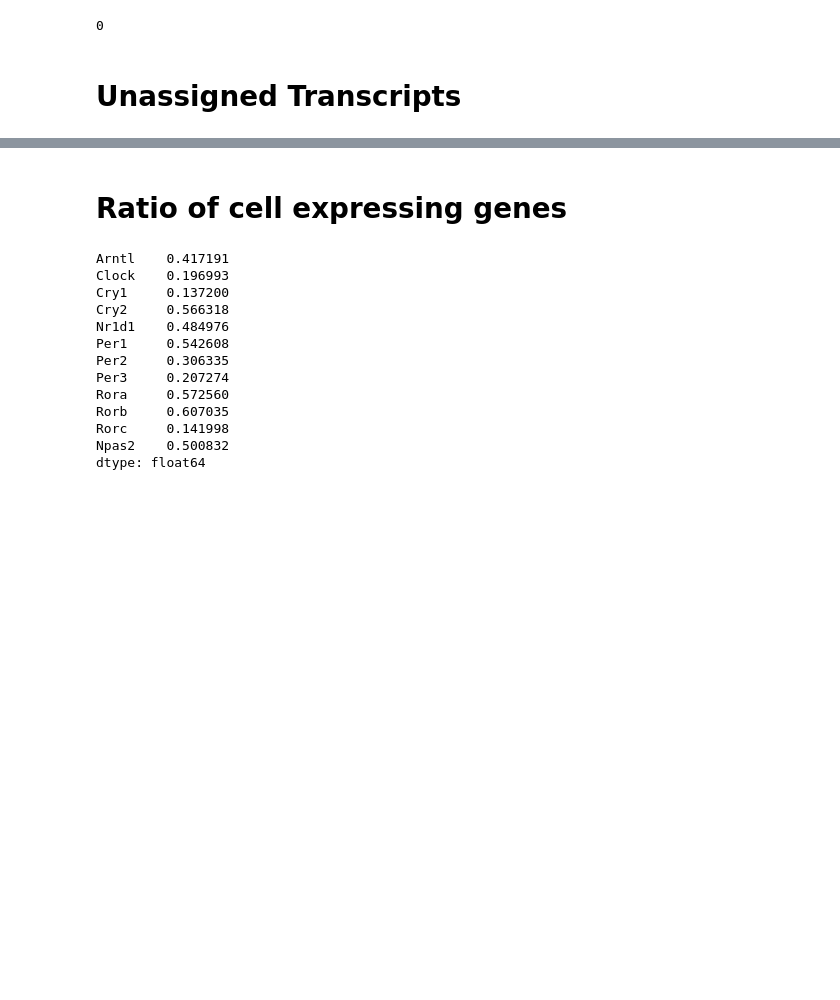
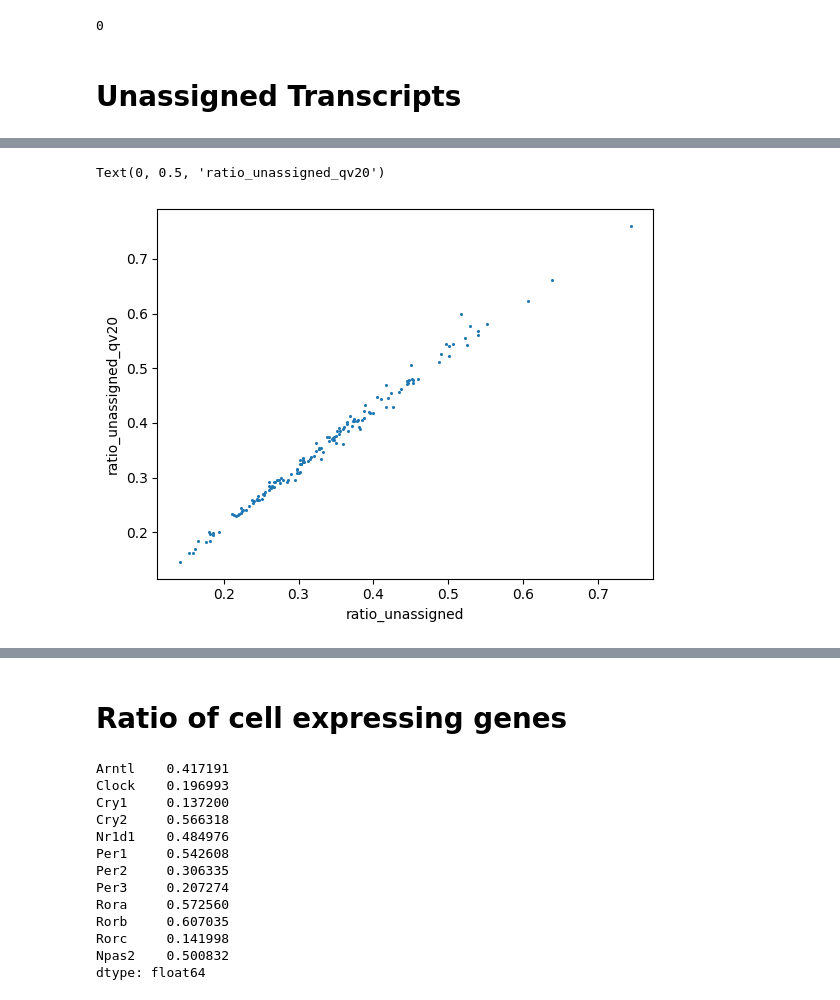
Before and after one commit to Carboneinerte/Pynda_ssc, a Jupyter notebook: v10D_Xenium_Downstream_Analysis_WIP.ipynb, the cells around one changed output, grey strips where cells are left out. Saved outputs shown, nothing was run; the diff lists cells and outputs as text; code cells hidden in the pictures; blank space fills up the shorter version.

```diff
--- a/v10D_Xenium_Downstream_Analysis_WIP.ipynb
+++ b/v10D_Xenium_Downstream_Analysis_WIP.ipynb
@@ -2780,9 +2819,12 @@ plt.scatter(x= ddf_table['ratio_UNASSIGNED'], y = ddf_table['ratio_UNASSIGNED_qv
 # %%
 plt.scatter(x= ddf2['ratio_UNASSIGNED'], y = ddf2['ratio_UNASSIGNED_qv20'], s=1.5)
 # for gene in ddf2.index:
 #     plt.text(x= ddf2['ratio_UNASSIGNED'][gene], y = ddf2['ratio_UNASSIGNED_qv20'][gene], s=gene)
 plt.xlabel('ratio_unassigned')
-plt.ylabel('ration_unassigned_qv20')
+plt.ylabel('ratio_unassigned_qv20')
+# %% [output]
+Text(0, 0.5, 'ratio_unassigned_qv20')
+[figure, added]
 # %%
 plt.scatter(x= ddf2['total'], y = ddf2['ratio_qv20'], s=0.75)
 plt.xscale("log")
```
Also changed, not shown: parts of 7 cells of this notebook.
